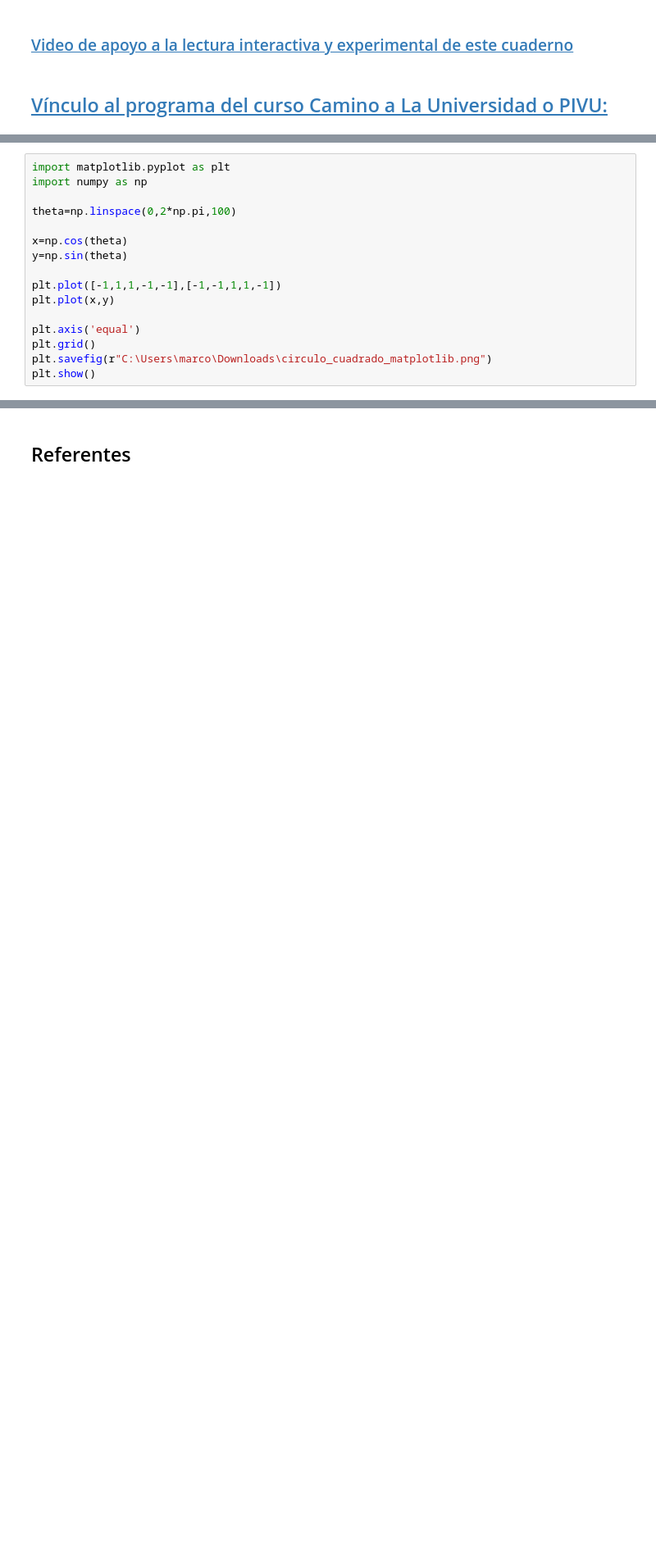
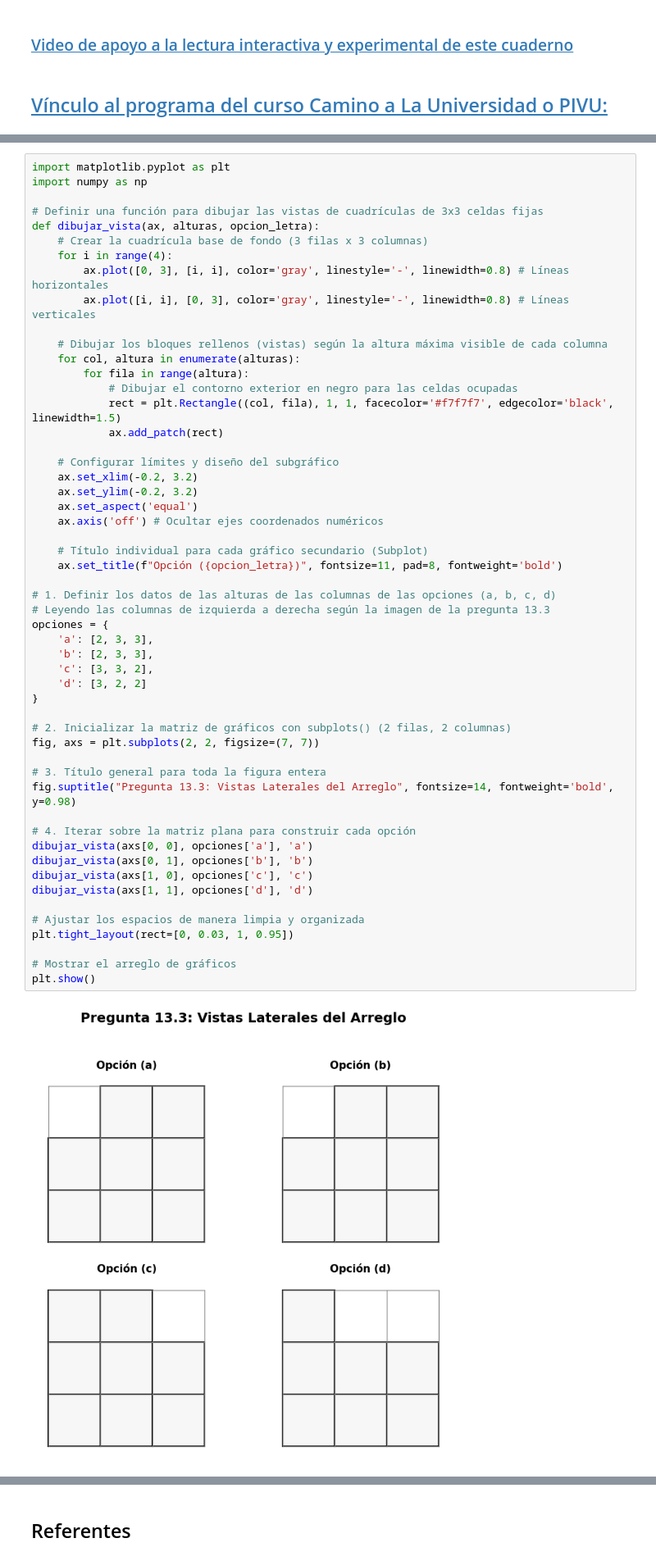
Before and after one commit to marco-canas/camino-udea, a Jupyter notebook: 6_razonamiento_geometrico/clase_13_areas_perimetros_volumenes/clase_13_areas_perimetros_volumenes.ipynb, the cells around one changed output, grey strips where cells are left out. Shown at 82% size. Saved outputs shown, nothing was run; the diff lists cells and outputs as text; blank space fills up the shorter version.

```diff
--- a/6_razonamiento_geometrico/clase_13_areas_perimetros_volumenes/clase_13_areas_perimetros_volumenes.ipynb
+++ b/6_razonamiento_geometrico/clase_13_areas_perimetros_volumenes/clase_13_areas_perimetros_volumenes.ipynb
@@ -363,16 +59,0 @@ $$
-# %%
-import matplotlib.pyplot as plt
-import numpy as np
-
-theta=np.linspace(0,2*np.pi,100)
-
-x=np.cos(theta)
-y=np.sin(theta)
-
-plt.plot([-1,1,1,-1,-1],[-1,-1,1,1,-1])
-plt.plot(x,y)
-
-plt.axis('equal')
-plt.grid()
-plt.savefig(r"C:\Users\marco\Downloads\circulo_cuadrado_matplotlib.png")
-plt.show()
@@ -522,0 +434,55 @@ Estos problemas entrenan exactamente:
+# %%
+import matplotlib.pyplot as plt
+import numpy as np
+
+# Definir una función para dibujar las vistas de cuadrículas de 3x3 celdas fijas
+def dibujar_vista(ax, alturas, opcion_letra):
+    # Crear la cuadrícula base de fondo (3 filas x 3 columnas)
+    for i in range(4):
+        ax.plot([0, 3], [i, i], color='gray', linestyle='-', linewidth=0.8) # Líneas horizontales
+        ax.plot([i, i], [0, 3], color='gray', linestyle='-', linewidth=0.8) # Líneas verticales
+
+    # Dibujar los bloques rellenos (vistas) según la altura máxima visible de cada columna
+    for col, altura in enumerate(alturas):
+        for fila in range(altura):
+            # Dibujar el contorno exterior en negro para las celdas ocupadas
+            rect = plt.Rectangle((col, fila), 1, 1, facecolor='#f7f7f7', edgecolor='black', linewidth=1.5)
+            ax.add_patch(rect)
+
+    # Configurar límites y diseño del subgráfico
+    ax.set_xlim(-0.2, 3.2)
+    ax.set_ylim(-0.2, 3.2)
+    ax.set_aspect('equal')
+    ax.axis('off') # Ocultar ejes coordenados numéricos
+
+    # Título individual para cada gráfico secundario (Subplot)
+    ax.set_title(f"Opción ({opcion_letra})", fontsize=11, pad=8, fontweight='bold')
+
+# 1. Definir los datos de las alturas de las columnas de las opciones (a, b, c, d)
+# Leyendo las columnas de izquierda a derecha según la imagen de la pregunta 13.3
+opciones = {
+    'a': [2, 3, 3],
+    'b': [2, 3, 3],
+    'c': [3, 3, 2],
+    'd': [3, 2, 2]
+}
+
+# 2. Inicializar la matriz de gráficos con subplots() (2 filas, 2 columnas)
+fig, axs = plt.subplots(2, 2, figsize=(7, 7))
+
+# 3. Título general para toda la figura entera
+fig.suptitle("Pregunta 13.3: Vistas Laterales del Arreglo", fontsize=14, fontweight='bold', y=0.98)
+
+# 4. Iterar sobre la matriz plana para construir cada opción
+dibujar_vista(axs[0, 0], opciones['a'], 'a')
+dibujar_vista(axs[0, 1], opciones['b'], 'b')
+dibujar_vista(axs[1, 0], opciones['c'], 'c')
+dibujar_vista(axs[1, 1], opciones['d'], 'd')
+
+# Ajustar los espacios de manera limpia y organizada
+plt.tight_layout(rect=[0, 0.03, 1, 0.95])
+
+# Mostrar el arreglo de gráficos
+plt.show()
+# %% [output]
+[figure, added]
```
Also changed, not shown: parts of 82 cells of this notebook, 8 other files.
